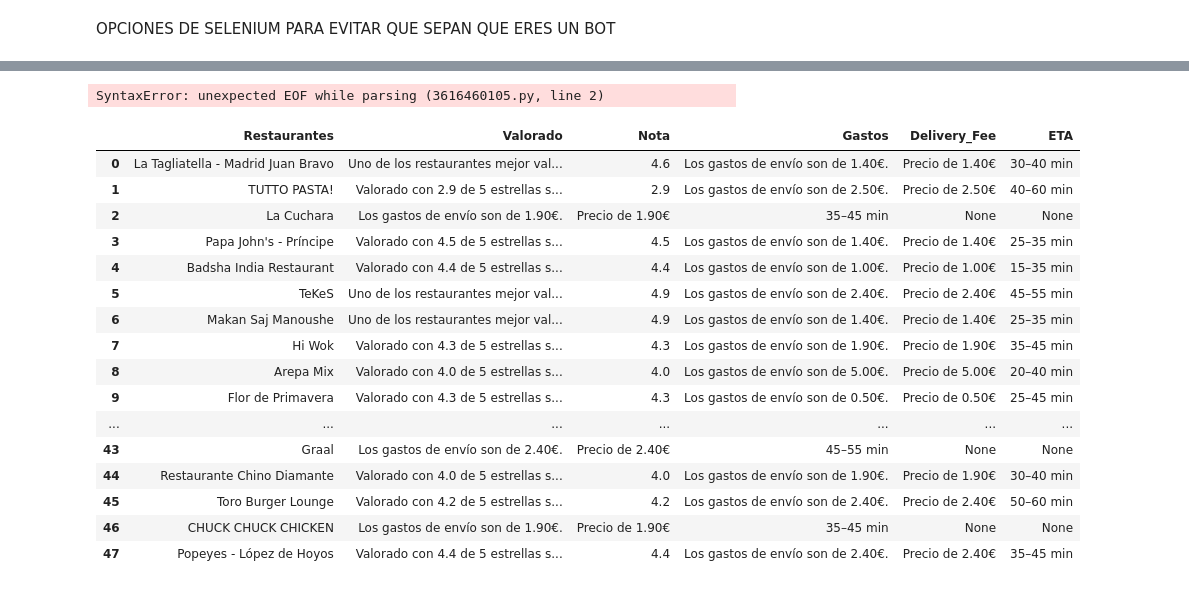
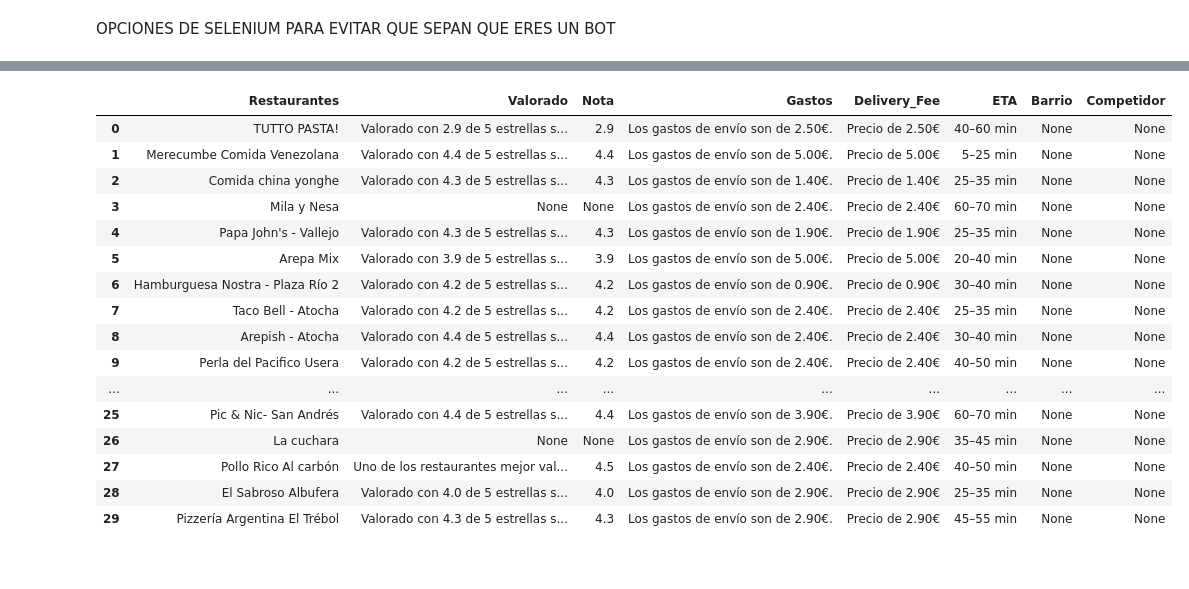
Before and after one commit to juanvpa/Proyecto-Final-Ironhack, a Jupyter notebook: Notebooks/Web Scraping.ipynb, the cells around one changed output, grey strips where cells are left out. Saved outputs shown, nothing was run; the diff lists cells and outputs as text; code cells hidden in the pictures.

```diff
--- a/Notebooks/Web Scraping.ipynb
+++ b/Notebooks/Web Scraping.ipynb
@@ -329,20 +145,34 @@ for i in range(48):
 # %%
-final = []
-for i in range(48):
+uno = []
+
+for i in range(len(df)):
+    #itera por cada fila de df
     dicc = {"Restaurantes": None,
         "Valorado": None,
         "Nota": None,
         "Gastos": None,
-        "Delivery fee": None,
-        "ETA": None}
+        "Delivery_Fee": None,
+        "ETA": None,
+        "Barrio": None,
+        "Competidor": None}
+    #Regex que hace split por "\n" y "•"
     cuasilimpio = re.split('\n|•',df.iloc[i][0])
-    #print(cuasilimpio)
-    lista_para_dic = list(filter(lambda x:(x!=" "),cuasilimpio))
-        #Actualizar values de las keys de dicc, usando las condiciones de nuestras columnas
-    dicc["Restaurantes"]= lista_para_dicc[0]
-    for i in lista_para_dicc:
+    #Lambda que me quita los espacios en blanco " "
+    list_dicc = list(filter(lambda x:(x!=" "),cuasilimpio))
+    print(list_dicc)
+    #Actualizar values de las keys de dicc, usando las condiciones de nuestras columnas
+    dicc["Restaurantes"]= list_dicc[0]
+    for i in list_dicc:
+    #itera por cada elemento de list_dicc
         if i.startswith("Uno de los") or i.startswith("Valorado con"):
             dicc["Valorado"] = i
         elif i.startswith("Los gastos de"):
             dicc["Gastos"] = i
-        elif
+        elif i.startswith("Precio de"):
+            dicc["Delivery_Fee"] = i
+        elif ("min") in i:
+            dicc["ETA"] = i
+        elif i.startswith ("1.") or i.startswith("2.") or i.startswith("3.") or i.startswith("4.") or i.startswith("5."):
+            dicc["Nota"] = i
+
+    uno.append(dicc)
@@ -362,27 +197,22 @@ print(dicc)
-# %%
-for i in final:
-    #print(len(i))
-# %% [output]
-SyntaxError: unexpected EOF while parsing (3616460105.py, line 2)
 # %%
-df = pd.DataFrame(final)
-df.columns = ["Restaurantes","Valorado","Nota","Gastos","Delivery_Fee","ETA"]
-df
+df = pd.DataFrame(uno)
+df.columns = ["Restaurantes","Valorado","Nota","Gastos","Delivery_Fee","ETA","Barrio","Competidor"]
+df.head(30)
 # %% [output]
-|  | Restaurantes | Valorado | Nota | Gastos | Delivery_Fee | ETA |
-| 0 | La Tagliatella - Madrid Juan Bravo | Uno de los restaurantes mejor val... | 4.6 | Los gastos de envío son de 1.40€. | Precio de 1.40€ | 30–40 min |
-| 1 | TUTTO PASTA! | Valorado con 2.9 de 5 estrellas s... | 2.9 | Los gastos de envío son de 2.50€. | Precio de 2.50€ | 40–60 min |
-| 2 | La Cuchara | Los gastos de envío son de 1.90€. | Precio de 1.90€ | 35–45 min | None | None |
-| 3 | Papa John's - Príncipe | Valorado con 4.5 de 5 estrellas s... | 4.5 | Los gastos de envío son de 1.40€. | Precio de 1.40€ | 25–35 min |
-| 4 | Badsha India Restaurant | Valorado con 4.4 de 5 estrellas s... | 4.4 | Los gastos de envío son de 1.00€. | Precio de 1.00€ | 15–35 min |
-| 5 | TeKeS | Uno de los restaurantes mejor val... | 4.9 | Los gastos de envío son de 2.40€. | Precio de 2.40€ | 45–55 min |
-| 6 | Makan Saj Manoushe | Uno de los restaurantes mejor val... | 4.9 | Los gastos de envío son de 1.40€. | Precio de 1.40€ | 25–35 min |
-| 7 | Hi Wok | Valorado con 4.3 de 5 estrellas s... | 4.3 | Los gastos de envío son de 1.90€. | Precio de 1.90€ | 35–45 min |
-| 8 | Arepa Mix | Valorado con 4.0 de 5 estrellas s... | 4.0 | Los gastos de envío son de 5.00€. | Precio de 5.00€ | 20–40 min |
-| 9 | Flor de Primavera | Valorado con 4.3 de 5 estrellas s... | 4.3 | Los gastos de envío son de 0.50€. | Precio de 0.50€ | 25–45 min |
-| ... | ... | ... | ... | ... | ... | ... |
-| 43 | Graal | Los gastos de envío son de 2.40€. | Precio de 2.40€ | 45–55 min | None | None |
-| 44 | Restaurante Chino Diamante | Valorado con 4.0 de 5 estrellas s... | 4.0 | Los gastos de envío son de 1.90€. | Precio de 1.90€ | 30–40 min |
-| 45 | Toro Burger Lounge | Valorado con 4.2 de 5 estrellas s... | 4.2 | Los gastos de envío son de 2.40€. | Precio de 2.40€ | 50–60 min |
-| 46 | CHUCK CHUCK CHICKEN | Los gastos de envío son de 1.90€. | Precio de 1.90€ | 35–45 min | None | None |
-| 47 | Popeyes - López de Hoyos | Valorado con 4.4 de 5 estrellas s... | 4.4 | Los gastos de envío son de 2.40€. | Precio de 2.40€ | 35–45 min |
+|  | Restaurantes | Valorado | Nota | Gastos | Delivery_Fee | ETA | Barrio | Competidor |
+| 0 | TUTTO PASTA! | Valorado con 2.9 de 5 estrellas s... | 2.9 | Los gastos de envío son de 2.50€. | Precio de 2.50€ | 40–60 min | None | None |
+| 1 | Merecumbe Comida Venezolana | Valorado con 4.4 de 5 estrellas s... | 4.4 | Los gastos de envío son de 5.00€. | Precio de 5.00€ | 5–25 min | None | None |
+| 2 | Comida china yonghe | Valorado con 4.3 de 5 estrellas s... | 4.3 | Los gastos de envío son de 1.40€. | Precio de 1.40€ | 25–35 min | None | None |
+| 3 | Mila y Nesa | None | None | Los gastos de envío son de 2.40€. | Precio de 2.40€ | 60–70 min | None | None |
+| 4 | Papa John's - Vallejo | Valorado con 4.3 de 5 estrellas s... | 4.3 | Los gastos de envío son de 1.90€. | Precio de 1.90€ | 25–35 min | None | None |
+| 5 | Arepa Mix | Valorado con 3.9 de 5 estrellas s... | 3.9 | Los gastos de envío son de 5.00€. | Precio de 5.00€ | 20–40 min | None | None |
+| 6 | Hamburguesa Nostra - Plaza Río 2 | Valorado con 4.2 de 5 estrellas s... | 4.2 | Los gastos de envío son de 0.90€. | Precio de 0.90€ | 30–40 min | None | None |
+| 7 | Taco Bell - Atocha | Valorado con 4.2 de 5 estrellas s... | 4.2 | Los gastos de envío son de 2.40€. | Precio de 2.40€ | 25–35 min | None | None |
+| 8 | Arepish - Atocha | Valorado con 4.4 de 5 estrellas s... | 4.4 | Los gastos de envío son de 2.40€. | Precio de 2.40€ | 30–40 min | None | None |
+| 9 | Perla del Pacifico Usera | Valorado con 4.2 de 5 estrellas s... | 4.2 | Los gastos de envío son de 2.40€. | Precio de 2.40€ | 40–50 min | None | None |
+| ... | ... | ... | ... | ... | ... | ... | ... | ... |
+| 25 | Pic & Nic- San Andrés | Valorado con 4.4 de 5 estrellas s... | 4.4 | Los gastos de envío son de 3.90€. | Precio de 3.90€ | 60–70 min | None | None |
+| 26 | La cuchara | None | None | Los gastos de envío son de 2.90€. | Precio de 2.90€ | 35–45 min | None | None |
+| 27 | Pollo Rico Al carbón | Uno de los restaurantes mejor val... | 4.5 | Los gastos de envío son de 2.40€. | Precio de 2.40€ | 40–50 min | None | None |
+| 28 | El Sabroso Albufera | Valorado con 4.0 de 5 estrellas s... | 4.0 | Los gastos de envío son de 2.90€. | Precio de 2.90€ | 25–35 min | None | None |
+| 29 | Pizzería Argentina El Trébol | Valorado con 4.3 de 5 estrellas s... | 4.3 | Los gastos de envío son de 2.90€. | Precio de 2.90€ | 45–55 min | None | None |
```
Also changed, not shown: parts of 30 cells of this notebook, 1 other file.
